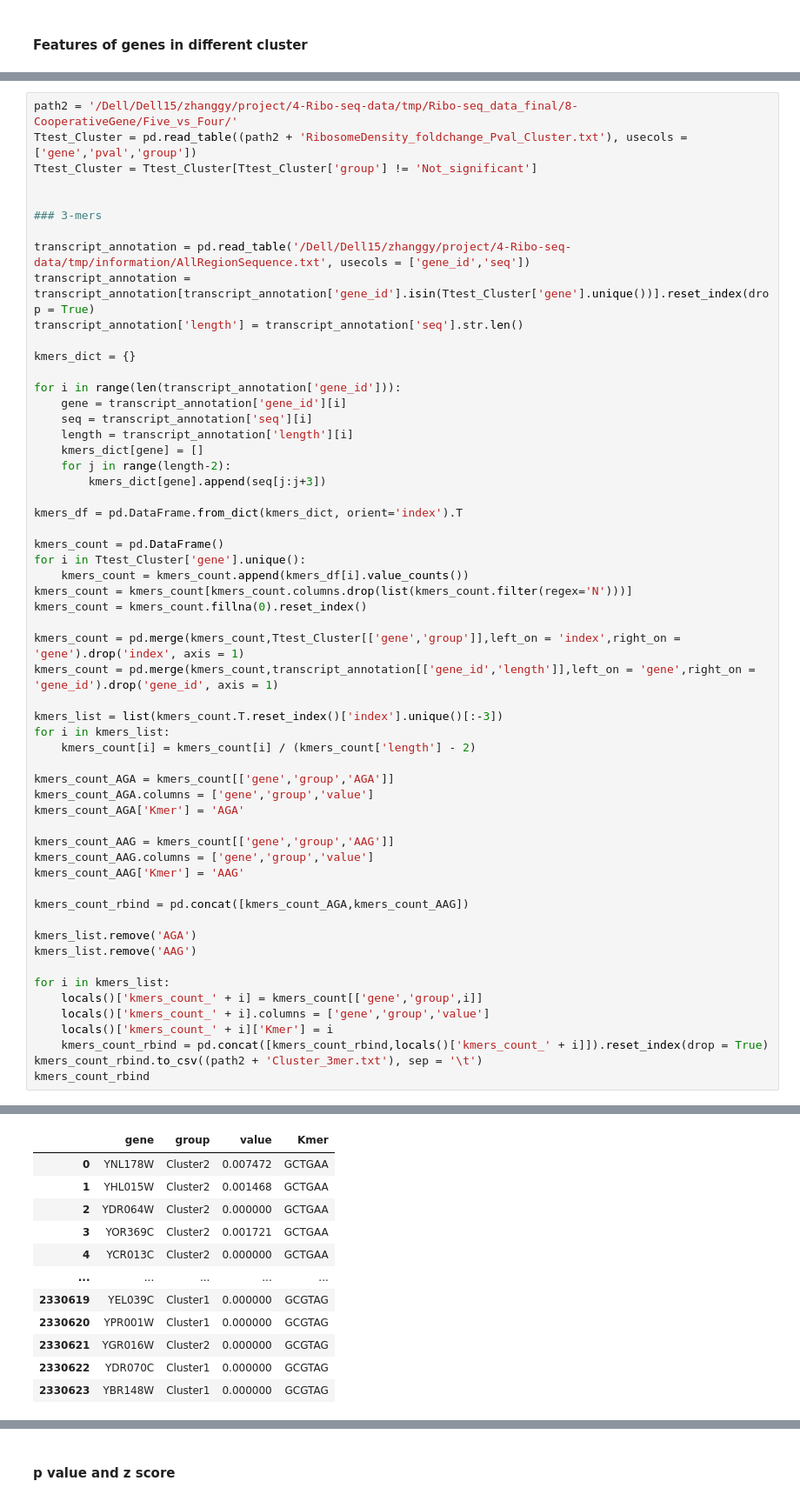
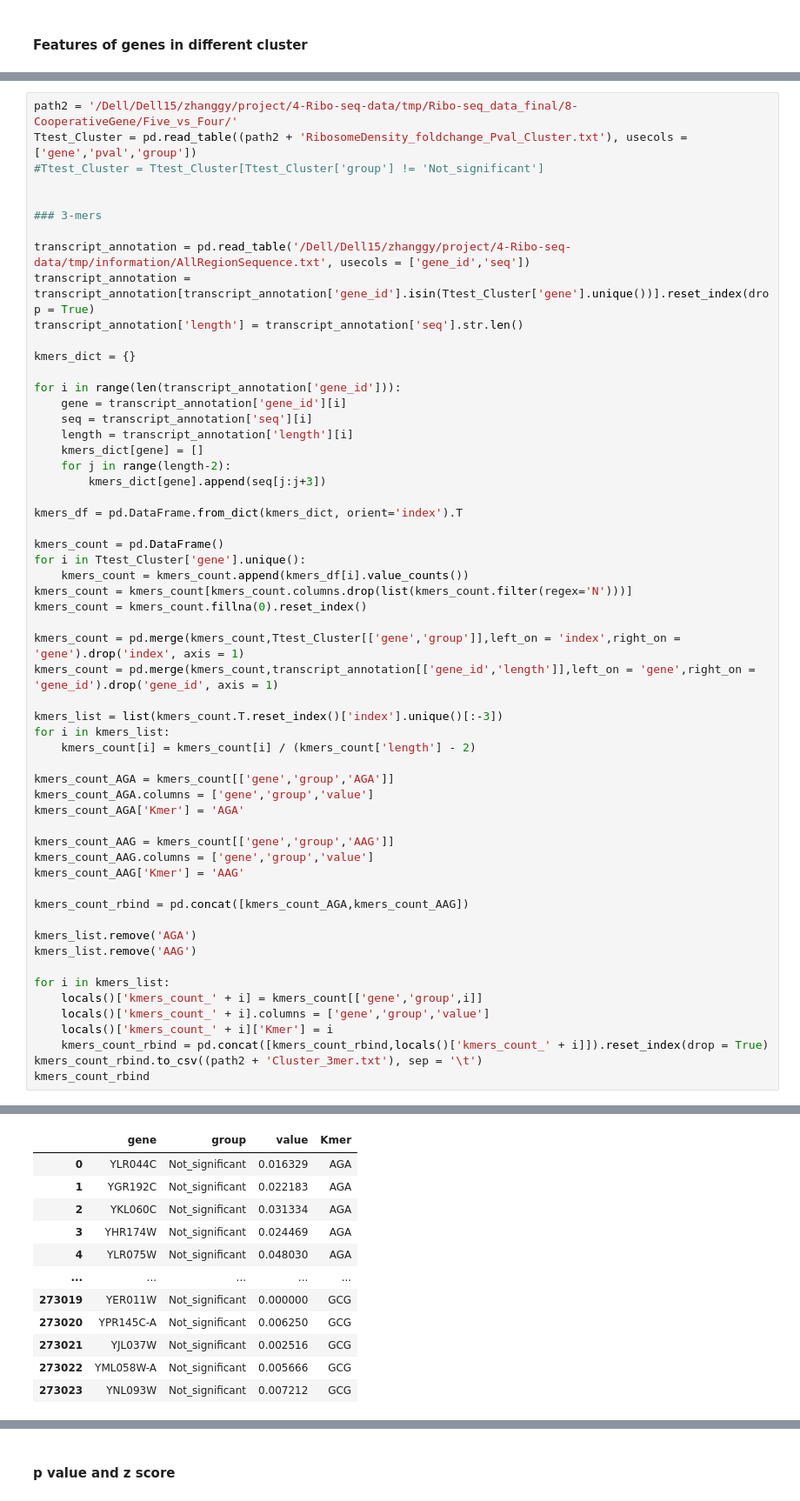
Before and after one commit to ZhangGeyu/Analyze_of_initiation_related_factors_mutants, a Jupyter notebook: Ribo-seq_and_RNA-seq_data_analyse.ipynb, the cells around one changed output, grey strips where cells are left out. Shown at 87% size. Drawn from its saved outputs; the diff is of its cells as text.

```diff
--- a/Ribo-seq_and_RNA-seq_data_analyse.ipynb
+++ b/Ribo-seq_and_RNA-seq_data_analyse.ipynb
@@ -1386,7 +1409,7 @@ print("Cluster2 have uORF U3=C/T: n = ", str(len(Cluster2_uORF_U3_CT_GeneList)))
 # %%
 path2 = '/Dell/Dell15/zhanggy/project/4-Ribo-seq-data/tmp/Ribo-seq_data_final/8-CooperativeGene/Five_vs_Four/'
 Ttest_Cluster = pd.read_table((path2 + 'RibosomeDensity_foldchange_Pval_Cluster.txt'), usecols = ['gene','pval','group'])
-Ttest_Cluster = Ttest_Cluster[Ttest_Cluster['group'] != 'Not_significant']
+#Ttest_Cluster = Ttest_Cluster[Ttest_Cluster['group'] != 'Not_significant']
 
 
 ### 3-mers
@@ -1454,17 +1477,17 @@ See the caveats in the documentation: https://pandas.pydata.org/pandas-docs/stab
 A value is trying to be set on a copy of a slice from a DataFrame.
 Try using .loc[row_indexer,col_indexer] = value instead
 
 See the caveats in the documentation: https://pandas.pydata.org/pandas-docs/stable/user_guide/indexing.html#returning-a-view-versus-a-copy
   locals()['kmers_count_' + i]['Kmer'] = i
 |  | gene | group | value | Kmer |
-| 0 | YNL178W | Cluster2 | 0.007472 | GCTGAA |
-| 1 | YHL015W | Cluster2 | 0.001468 | GCTGAA |
-| 2 | YDR064W | Cluster2 | 0.000000 | GCTGAA |
-| 3 | YOR369C | Cluster2 | 0.001721 | GCTGAA |
-| 4 | YCR013C | Cluster2 | 0.000000 | GCTGAA |
+| 0 | YLR044C | Not_significant | 0.016329 | AGA |
+| 1 | YGR192C | Not_significant | 0.022183 | AGA |
+| 2 | YKL060C | Not_significant | 0.031334 | AGA |
+| 3 | YHR174W | Not_significant | 0.024469 | AGA |
+| 4 | YLR075W | Not_significant | 0.048030 | AGA |
 | ... | ... | ... | ... | ... |
-| 2330619 | YEL039C | Cluster1 | 0.000000 | GCGTAG |
-| 2330620 | YPR001W | Cluster1 | 0.000000 | GCGTAG |
-| 2330621 | YGR016W | Cluster2 | 0.000000 | GCGTAG |
-| 2330622 | YDR070C | Cluster1 | 0.000000 | GCGTAG |
-| 2330623 | YBR148W | Cluster1 | 0.000000 | GCGTAG |
+| 273019 | YER011W | Not_significant | 0.000000 | GCG |
+| 273020 | YPR145C-A | Not_significant | 0.006250 | GCG |
+| 273021 | YJL037W | Not_significant | 0.002516 | GCG |
+| 273022 | YML058W-A | Not_significant | 0.005666 | GCG |
+| 273023 | YNL093W | Not_significant | 0.007212 | GCG |
```
Also changed, not shown: parts of 5 cells of this notebook, 11 other files.
